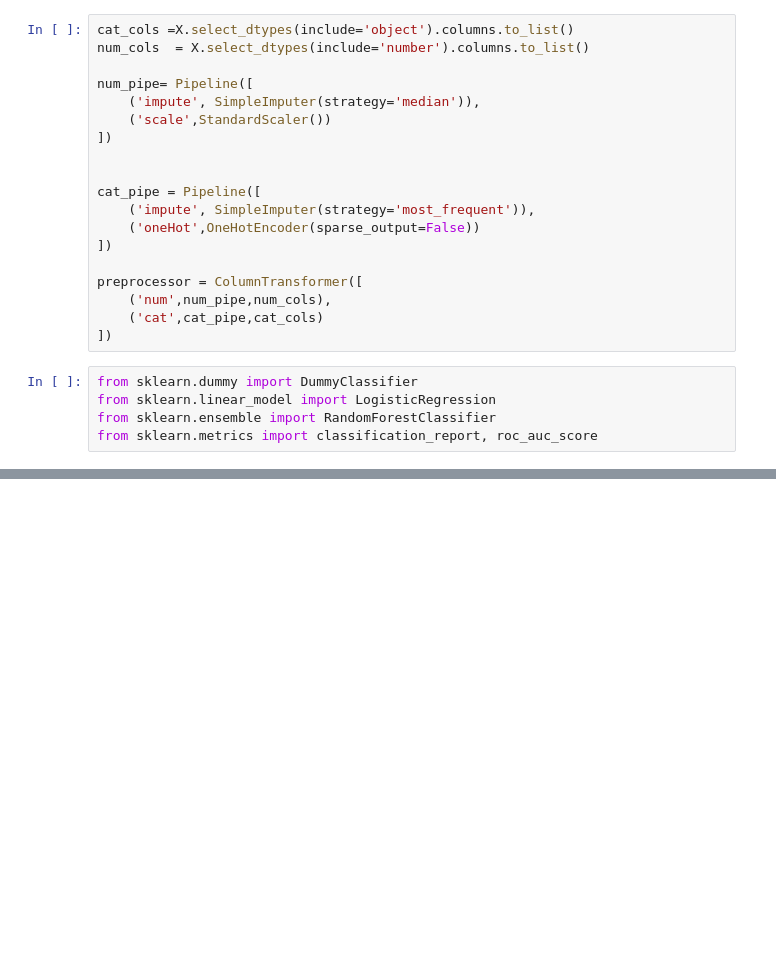
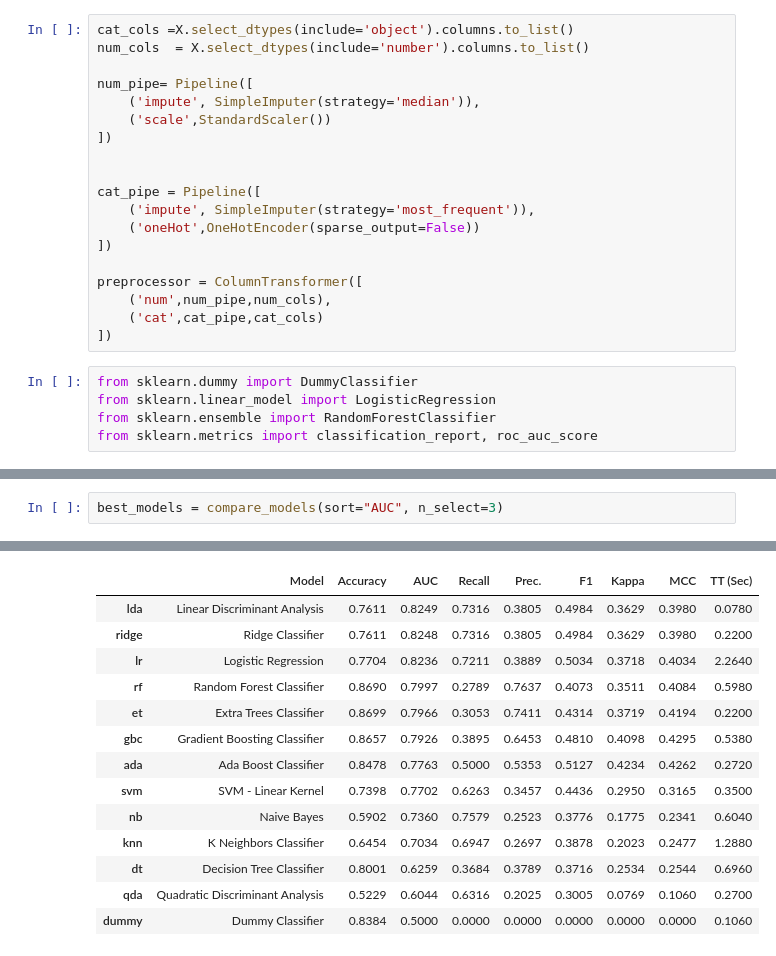
Before and after one commit to SafaaC/Employee_Attrition_Prediction, a Jupyter notebook: attrition.ipynb, the cells around one changed output, grey strips where cells are left out. Drawn from its saved outputs; the diff is of its cells as text; blank space fills up the shorter version.

```diff
--- a/attrition.ipynb
+++ b/attrition.ipynb
@@ -218,0 +251,3 @@ ROC-AUC: 0.791
+# %%
+best_models = compare_models(sort="AUC", n_select=3)
+# %% [output]
@@ -218,0 +255,14 @@ ROC-AUC: 0.791
+|  | Model | Accuracy | AUC | Recall | Prec. | F1 | Kappa | MCC | TT (Sec) |
+| lda | Linear Discriminant Analysis | 0.7611 | 0.8249 | 0.7316 | 0.3805 | 0.4984 | 0.3629 | 0.3980 | 0.0780 |
+| ridge | Ridge Classifier | 0.7611 | 0.8248 | 0.7316 | 0.3805 | 0.4984 | 0.3629 | 0.3980 | 0.2200 |
+| lr | Logistic Regression | 0.7704 | 0.8236 | 0.7211 | 0.3889 | 0.5034 | 0.3718 | 0.4034 | 2.2640 |
+| rf | Random Forest Classifier | 0.8690 | 0.7997 | 0.2789 | 0.7637 | 0.4073 | 0.3511 | 0.4084 | 0.5980 |
+| et | Extra Trees Classifier | 0.8699 | 0.7966 | 0.3053 | 0.7411 | 0.4314 | 0.3719 | 0.4194 | 0.2200 |
+| gbc | Gradient Boosting Classifier | 0.8657 | 0.7926 | 0.3895 | 0.6453 | 0.4810 | 0.4098 | 0.4295 | 0.5380 |
+| ada | Ada Boost Classifier | 0.8478 | 0.7763 | 0.5000 | 0.5353 | 0.5127 | 0.4234 | 0.4262 | 0.2720 |
+| svm | SVM - Linear Kernel | 0.7398 | 0.7702 | 0.6263 | 0.3457 | 0.4436 | 0.2950 | 0.3165 | 0.3500 |
+| nb | Naive Bayes | 0.5902 | 0.7360 | 0.7579 | 0.2523 | 0.3776 | 0.1775 | 0.2341 | 0.6040 |
+| knn | K Neighbors Classifier | 0.6454 | 0.7034 | 0.6947 | 0.2697 | 0.3878 | 0.2023 | 0.2477 | 1.2880 |
+| dt | Decision Tree Classifier | 0.8001 | 0.6259 | 0.3684 | 0.3789 | 0.3716 | 0.2534 | 0.2544 | 0.6960 |
+| qda | Quadratic Discriminant Analysis | 0.5229 | 0.6044 | 0.6316 | 0.2025 | 0.3005 | 0.0769 | 0.1060 | 0.2700 |
+| dummy | Dummy Classifier | 0.8384 | 0.5000 | 0.0000 | 0.0000 | 0.0000 | 0.0000 | 0.0000 | 0.1060 |
```
Also changed, not shown: parts of 7 cells of this notebook.
